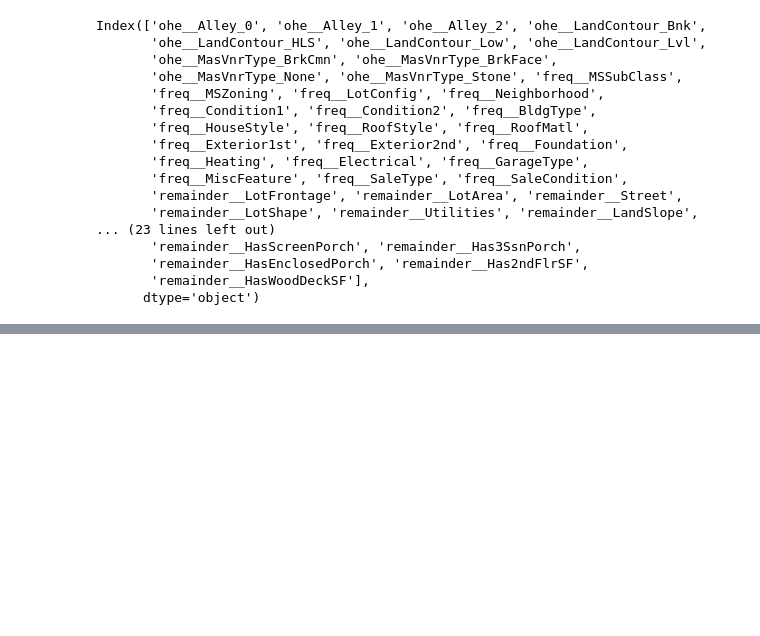
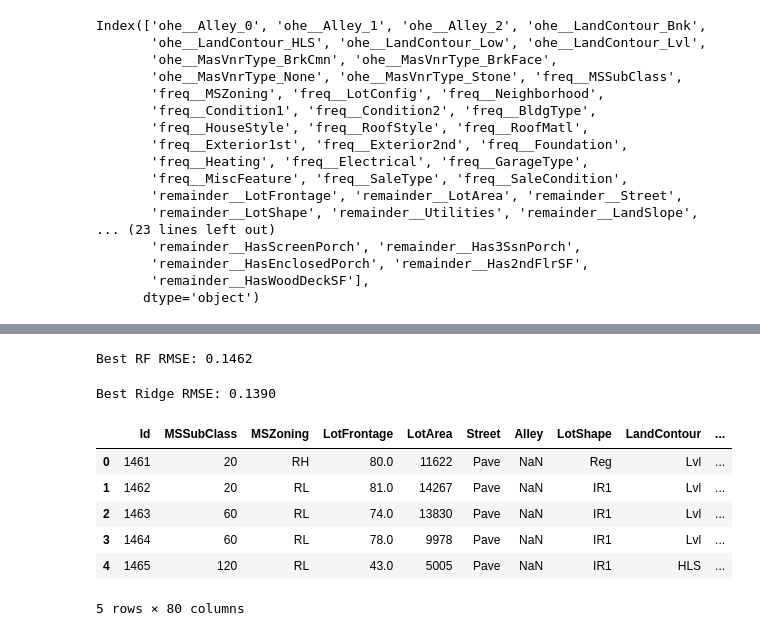
Before and after one commit to ShriVarshaan/kaggle_projects, a Jupyter notebook: 04_house_prices_advanced/04_house_prices_advanced.ipynb, the cells around one changed output, grey strips where cells are left out. Cells and saved outputs as stored; diff of their text form; code cells hidden in the pictures; blank space fills up the shorter version.

Commit message:
Training models -- XGBoost, Rf, ridge

```diff
--- a/04_house_prices_advanced/04_house_prices_advanced.ipynb
+++ b/04_house_prices_advanced/04_house_prices_advanced.ipynb
@@ -557,0 +643,53 @@ y = train_df["remainder__SalePrice"]
+# %%
+rf_param_dist = {
+    'n_estimators': randint(100, 500),
+    'max_depth': randint(5, 20),
+    'min_samples_split': randint(2, 10),
+    'min_samples_leaf': randint(1, 5)
+}
+
+rf_search = RandomizedSearchCV(
+    estimator=RandomForestRegressor(random_state=42),
+    param_distributions=rf_param_dist,
+    n_iter=50,
+    scoring='neg_mean_squared_error',
+    cv=kf,
+    random_state=42,
+    n_jobs=-1
+)
+rf_search.fit(X, y)
+best_rf = rf_search.best_estimator_
+print(f"Best RF RMSE: {np.sqrt(-rf_search.best_score_):.4f}")
+# %% [output]
+Best RF RMSE: 0.1462
+# %%
+ridge_param_dist = {
+    'alpha': uniform(0.1, 30.0)
+}
+
+ridge_search = RandomizedSearchCV(
+    estimator=Ridge(random_state=42),
+    param_distributions=ridge_param_dist,
+    n_iter=30,
+    scoring='neg_mean_squared_error',
+    cv=kf,
+    random_state=42,
+    n_jobs=-1
+)
+ridge_search.fit(X, y)
+best_ridge = ridge_search.best_estimator_
+print(f"Best Ridge RMSE: {np.sqrt(-ridge_search.best_score_):.4f}")
+# %% [output]
+Best Ridge RMSE: 0.1390
+# %%
+test_df = pd.read_csv(os.path.join(path, "test.csv"))
+# %%
+test_df.head()
+# %% [output]
+|  | Id | MSSubClass | MSZoning | LotFrontage | LotArea | Street | Alley | LotShape | LandContour | ... |
+| 0 | 1461 | 20 | RH | 80.0 | 11622 | Pave | NaN | Reg | Lvl | ... |
+| 1 | 1462 | 20 | RL | 81.0 | 14267 | Pave | NaN | IR1 | Lvl | ... |
+| 2 | 1463 | 60 | RL | 74.0 | 13830 | Pave | NaN | IR1 | Lvl | ... |
+| 3 | 1464 | 60 | RL | 78.0 | 9978 | Pave | NaN | IR1 | Lvl | ... |
+| 4 | 1465 | 120 | RL | 43.0 | 5005 | Pave | NaN | IR1 | HLS | ... |
+5 rows × 80 columns
```
Also changed, not shown: parts of 18 cells of this notebook.
